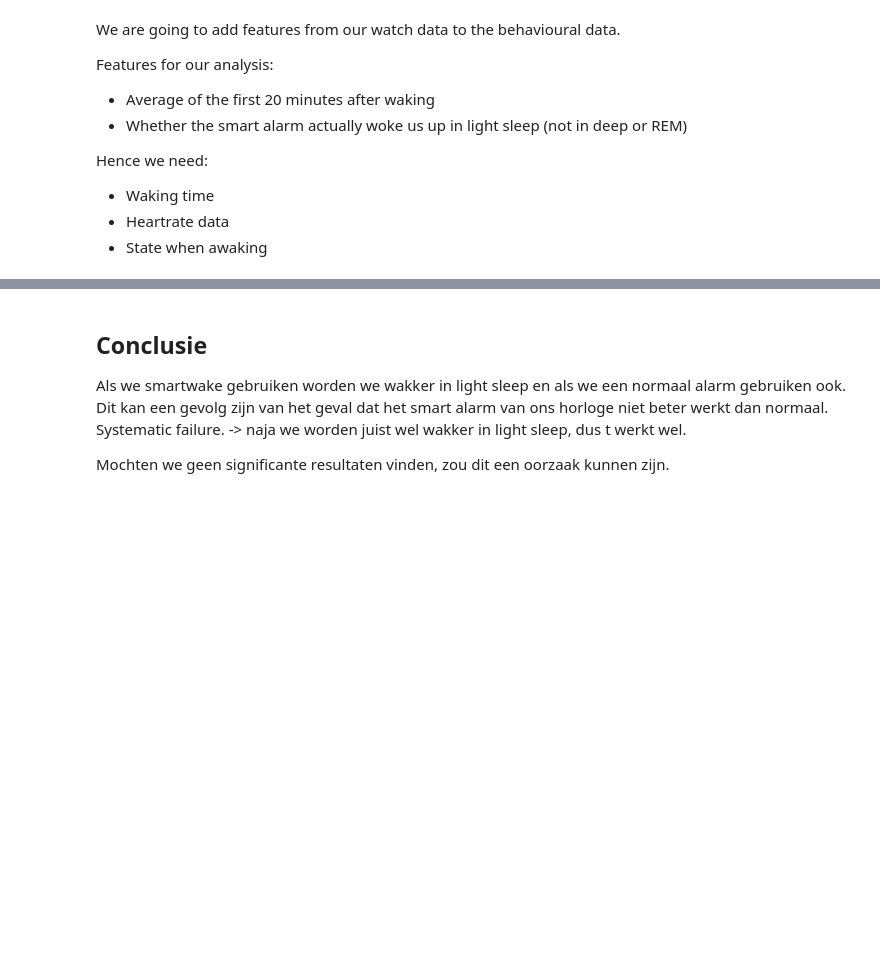
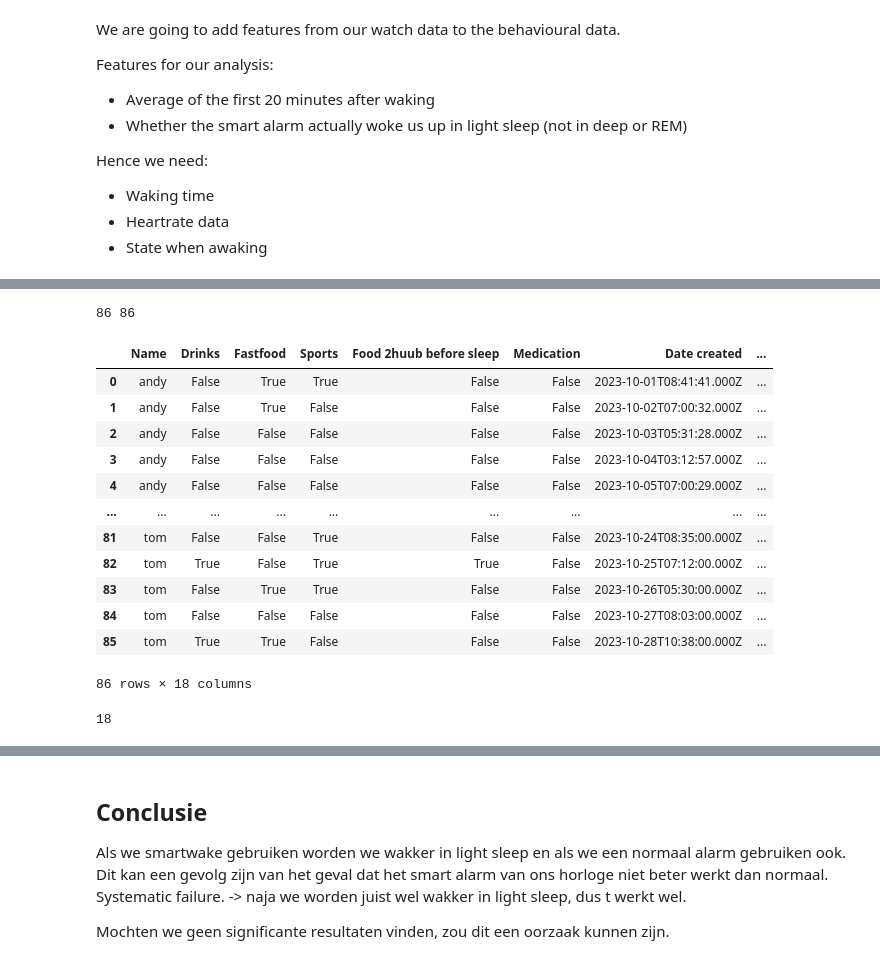
Before and after one commit to RomanNekrasov/smartwake-heart-rate-study, a Jupyter notebook: preprocessing.ipynb, the cells around one changed output, grey strips where cells are left out. Drawn from its saved outputs; the diff is of its cells as text; code cells hidden in the pictures; blank space fills up the shorter version.

```diff
--- a/preprocessing.ipynb
+++ b/preprocessing.ipynb
@@ -90,0 +126,35 @@ result.head()
+# %%
+print(len(split_results_df), len(behaviour_tracking_data))
+# %% [output]
+86 86
+# %%
+behaviour_tracking_data['number_of_measurements'] = split_results_df['number_of_measurements']
+behaviour_tracking_data['average_heart_rate'] = split_results_df['average_heart_rate']
+behaviour_tracking_data['average_lowest_three'] = split_results_df['average_lowest_three']
+behaviour_tracking_data
+# %% [output]
+|  | Name | Drinks | Fastfood | Sports | Food 2huub before sleep | Medication | Date created | ... |
+| 0 | andy | False | True | True | False | False | 2023-10-01T08:41:41.000Z | ... |
+| 1 | andy | False | True | False | False | False | 2023-10-02T07:00:32.000Z | ... |
+| 2 | andy | False | False | False | False | False | 2023-10-03T05:31:28.000Z | ... |
+| 3 | andy | False | False | False | False | False | 2023-10-04T03:12:57.000Z | ... |
+| 4 | andy | False | False | False | False | False | 2023-10-05T07:00:29.000Z | ... |
+| ... | ... | ... | ... | ... | ... | ... | ... | ... |
+| 81 | tom | False | False | True | False | False | 2023-10-24T08:35:00.000Z | ... |
+| 82 | tom | True | False | True | True | False | 2023-10-25T07:12:00.000Z | ... |
+| 83 | tom | False | True | True | False | False | 2023-10-26T05:30:00.000Z | ... |
+| 84 | tom | False | False | False | False | False | 2023-10-27T08:03:00.000Z | ... |
+| 85 | tom | True | True | False | False | False | 2023-10-28T10:38:00.000Z | ... |
+86 rows × 18 columns
+# %%
+# CHECK FOR OUMAIMAS DATA AFTER 2023-10-01
+temp = pd.DataFrame()
+temp['DateTime'] = pd.to_datetime(watch_night_sleep_df['Time'], unit='s')
+watch_night_sleep_df['obs_date'] = temp['DateTime'].dt.date
+watch_night_sleep_df['obs_time'] = temp['DateTime'].dt.time
+
+date = pd.to_datetime('2023-10-01').date()
+filtered_df = watch_night_sleep_df[(watch_night_sleep_df['Person'] == 'oumaima') & (watch_night_sleep_df['obs_date'] >= date)]
+len(filtered_df)
+# %% [output]
+18
```
Also changed, not shown: parts of 13 cells of this notebook, 1 other file.
